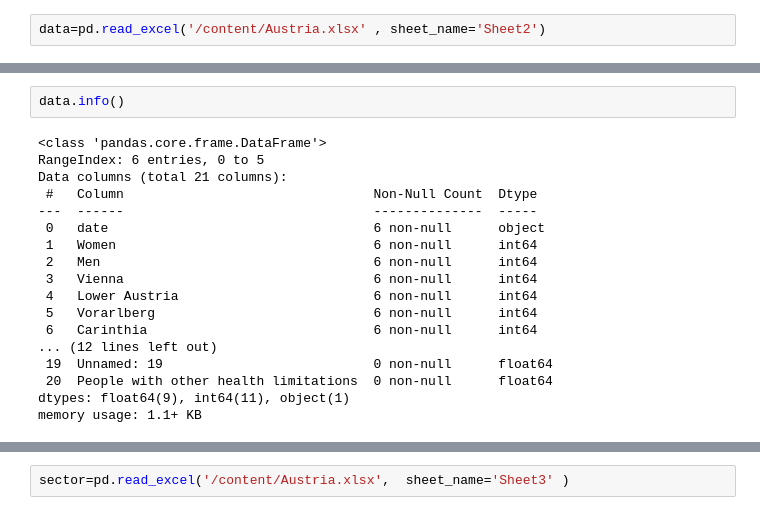
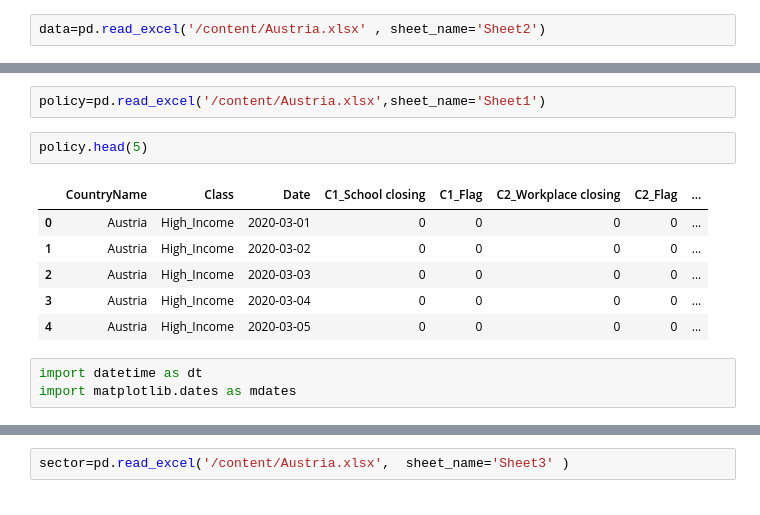
Before and after one commit to Gail529/Machine-Learning-, a Jupyter notebook: Austria.ipynb, the cells around one changed output, grey strips where cells are left out. Cells and saved outputs as stored; diff of their text form.

```diff
--- a/Austria.ipynb
+++ b/Austria.ipynb
@@ -17,20 +17,14 @@ data.head(5)
-# %%
-data.info()
-# %% [output]
-<class 'pandas.core.frame.DataFrame'>
-RangeIndex: 6 entries, 0 to 5
-Data columns (total 21 columns):
- #   Column                                Non-Null Count  Dtype
----  ------                                --------------  -----
- 0   date                                  6 non-null      object
- 1   Women                                 6 non-null      int64
- 2   Men                                   6 non-null      int64
- 3   Vienna                                6 non-null      int64
- 4   Lower Austria                         6 non-null      int64
- 5   Vorarlberg                            6 non-null      int64
- 6   Carinthia                             6 non-null      int64
-... (12 lines left out)
- 19  Unnamed: 19                           0 non-null      float64
- 20  People with other health limitations  0 non-null      float64
-dtypes: float64(9), int64(11), object(1)
-memory usage: 1.1+ KB
+# %%
+policy=pd.read_excel('/content/Austria.xlsx',sheet_name='Sheet1')
+# %%
+policy.head(5)
+# %% [output]
+|  | CountryName | Class | Date | C1_School closing | C1_Flag | C2_Workplace closing | C2_Flag | ... |
+| 0 | Austria | High_Income | 2020-03-01 | 0 | 0 | 0 | 0 | ... |
+| 1 | Austria | High_Income | 2020-03-02 | 0 | 0 | 0 | 0 | ... |
+| 2 | Austria | High_Income | 2020-03-03 | 0 | 0 | 0 | 0 | ... |
+| 3 | Austria | High_Income | 2020-03-04 | 0 | 0 | 0 | 0 | ... |
+| 4 | Austria | High_Income | 2020-03-05 | 0 | 0 | 0 | 0 | ... |
+# %%
+import datetime as dt
+import matplotlib.dates as mdates
```
Also changed, not shown: parts of 15 cells of this notebook.
